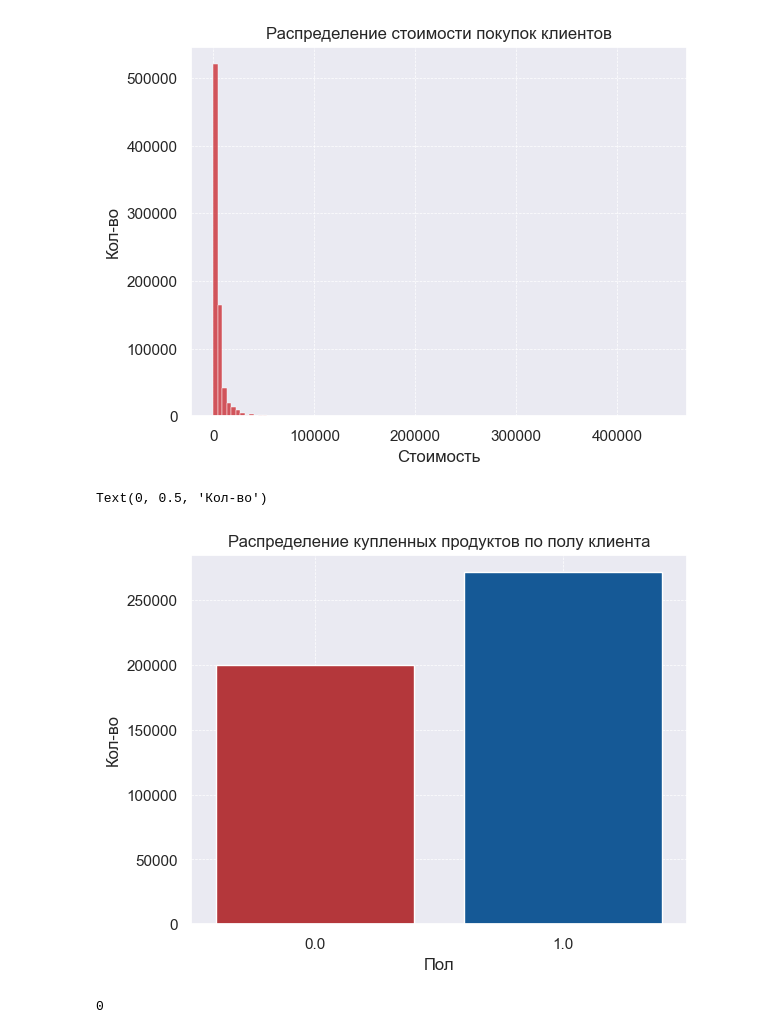
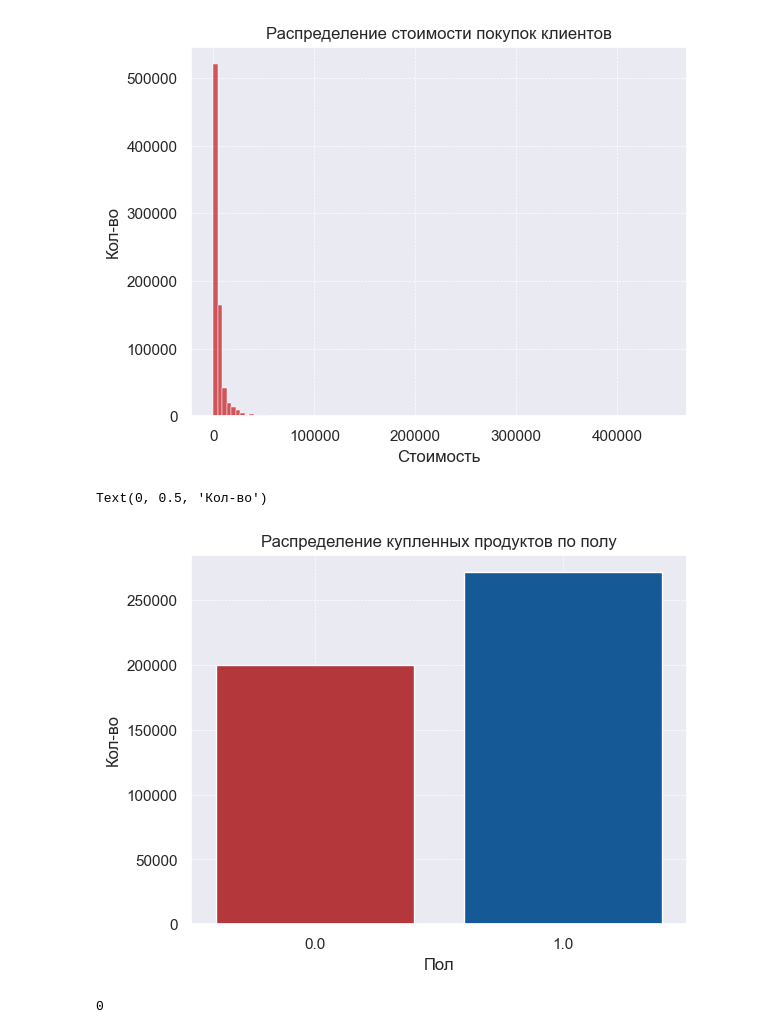
Before and after one commit to Dimayo/sporting_store, a Jupyter notebook: research.ipynb, the cells around one changed output. Drawn from its saved outputs; the diff is of its cells as text; code cells hidden in the pictures.

```diff
--- a/research.ipynb
+++ b/research.ipynb
@@ -313,12 +313,12 @@ Text(0, 0.5, 'Кол-во')
 # %%
 sns.countplot(x = df_purch['product_sex'],palette=['#C92228',"#005AAB"])
 plt.grid(linestyle = '--', linewidth = 0.5)
-plt.title('Распределение купленных продуктов по полу клиента')
+plt.title('Распределение купленных продуктов по полу')
 plt.xlabel('Пол')
 plt.ylabel('Кол-во')
 # %% [output]
 Text(0, 0.5, 'Кол-во')
-[figure, old version]
+[figure, new version]
 # %%
 df_purch.duplicated().sum()
 # %% [output]
```
Also changed, not shown: parts of 8 cells of this notebook.
